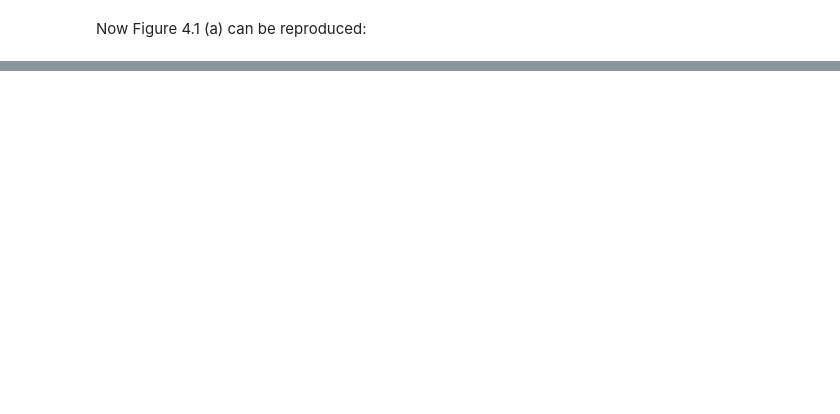
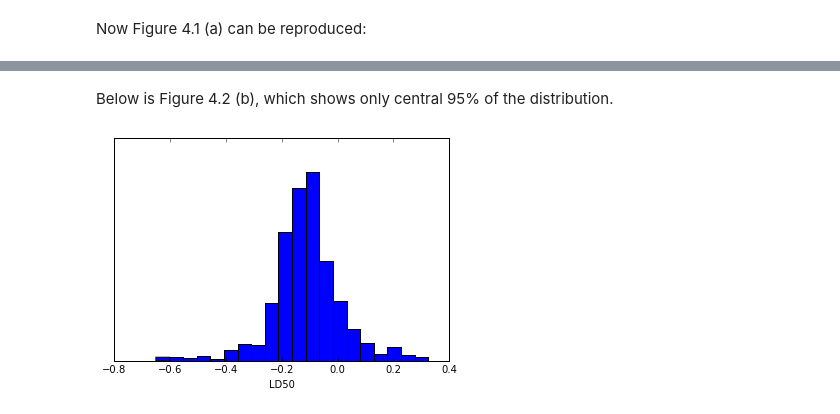
Before and after one commit to bikestra/bdapy, a Jupyter notebook: simple_logistic_regression.ipynb, the cells around one changed output, grey strips where cells are left out. Saved outputs shown, nothing was run; the diff lists cells and outputs as text; code cells hidden in the pictures; blank space fills up the shorter version.

```diff
--- a/simple_logistic_regression.ipynb
+++ b/simple_logistic_regression.ipynb
@@ -143,0 +168,9 @@ pl.axes().set_ylabel(r'$\theta_2$')
+# %% [markdown]
+Below is Figure 4.2 (b), which shows only central 95% of the distribution.
+# %%
+ld50s = -theta1s/theta2s
+pl.hist(ld50s[(ld50s > np.percentile(ld50s, 2.5)) & (ld50s < np.percentile(ld50s, 97.5))], bins=20)
+pl.axes().set_xlabel('LD50')
+pl.axes().get_yaxis().set_visible(False)
+# %% [output]
+[figure, added]
```
Also changed, not shown: parts of 28 cells of this notebook, 1 other file.
